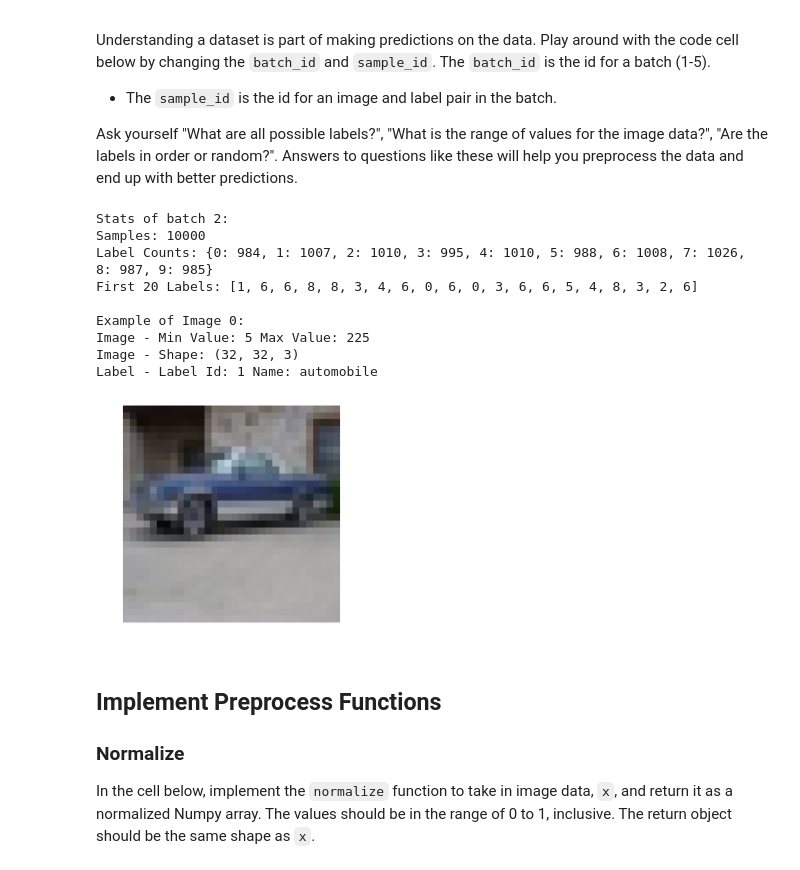
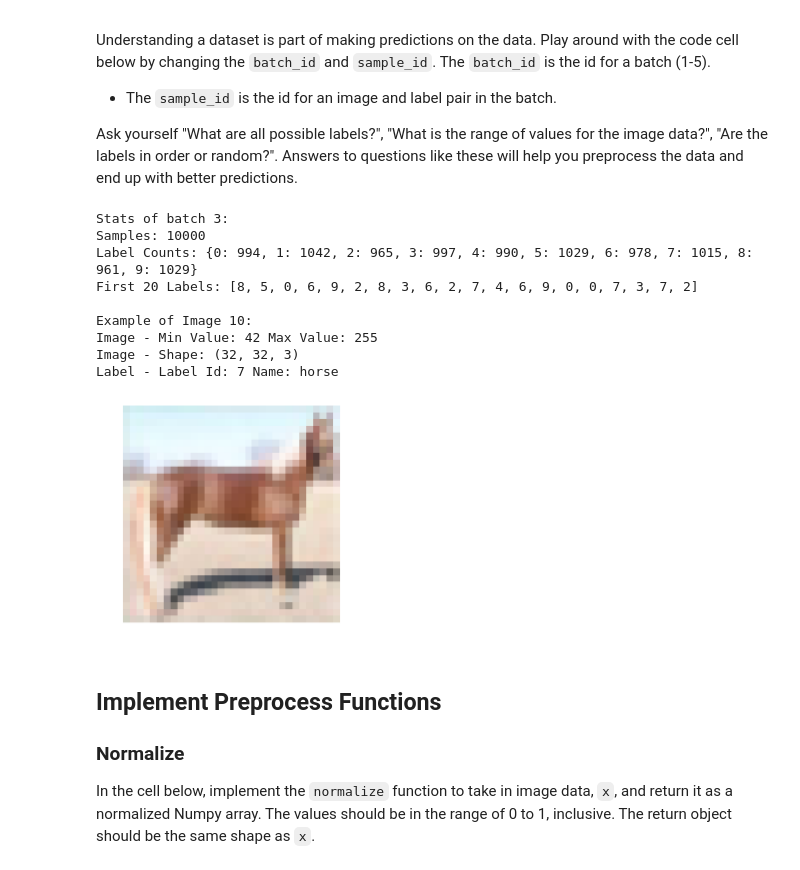
Before and after one commit to dcarlyle/udacity_dlnd_image_classification_p2, a Jupyter notebook: dlnd_image_classification.ipynb, the cells around one changed output. Drawn from its saved outputs; the diff is of its cells as text; code cells hidden in the pictures.

```diff
--- a/dlnd_image_classification.ipynb
+++ b/dlnd_image_classification.ipynb
@@ -85,25 +97,25 @@ Ask yourself "What are all possible labels?", "What is the range of values for t
 # %%
 %matplotlib inline
 %config InlineBackend.figure_format = 'retina'
 
 import helper
 import numpy as np
 
 # Explore the dataset
-batch_id = 2 # Possible Batch Ids: [1, 2, 3, 4, 5]
-sample_id = 0 # 0 to max is 9,999
+batch_id = 3 # Possible Batch Ids: [1, 2, 3, 4, 5]
+sample_id = 10 # 0 to max is 9,999
 helper.display_stats(cifar10_dataset_folder_path, batch_id, sample_id)
 # %% [output]
-Stats of batch 2:
+Stats of batch 3:
 Samples: 10000
-Label Counts: {0: 984, 1: 1007, 2: 1010, 3: 995, 4: 1010, 5: 988, 6: 1008, 7: 1026, 8: 987, 9: 985}
-First 20 Labels: [1, 6, 6, 8, 8, 3, 4, 6, 0, 6, 0, 3, 6, 6, 5, 4, 8, 3, 2, 6]
+Label Counts: {0: 994, 1: 1042, 2: 965, 3: 997, 4: 990, 5: 1029, 6: 978, 7: 1015, 8: 961, 9: 1029}
+First 20 Labels: [8, 5, 0, 6, 9, 2, 8, 3, 6, 2, 7, 4, 6, 9, 0, 0, 7, 3, 7, 2]
 
-Example of Image 0:
-Image - Min Value: 5 Max Value: 225
+Example of Image 10:
+Image - Min Value: 42 Max Value: 255
 Image - Shape: (32, 32, 3)
-Label - Label Id: 1 Name: automobile
+Label - Label Id: 7 Name: horse
-[figure, old version]
+[figure, new version]
 # %% [markdown]
 ## Implement Preprocess Functions
 ### Normalize
```
Also changed, not shown: parts of 12 cells of this notebook, 2 other files.
